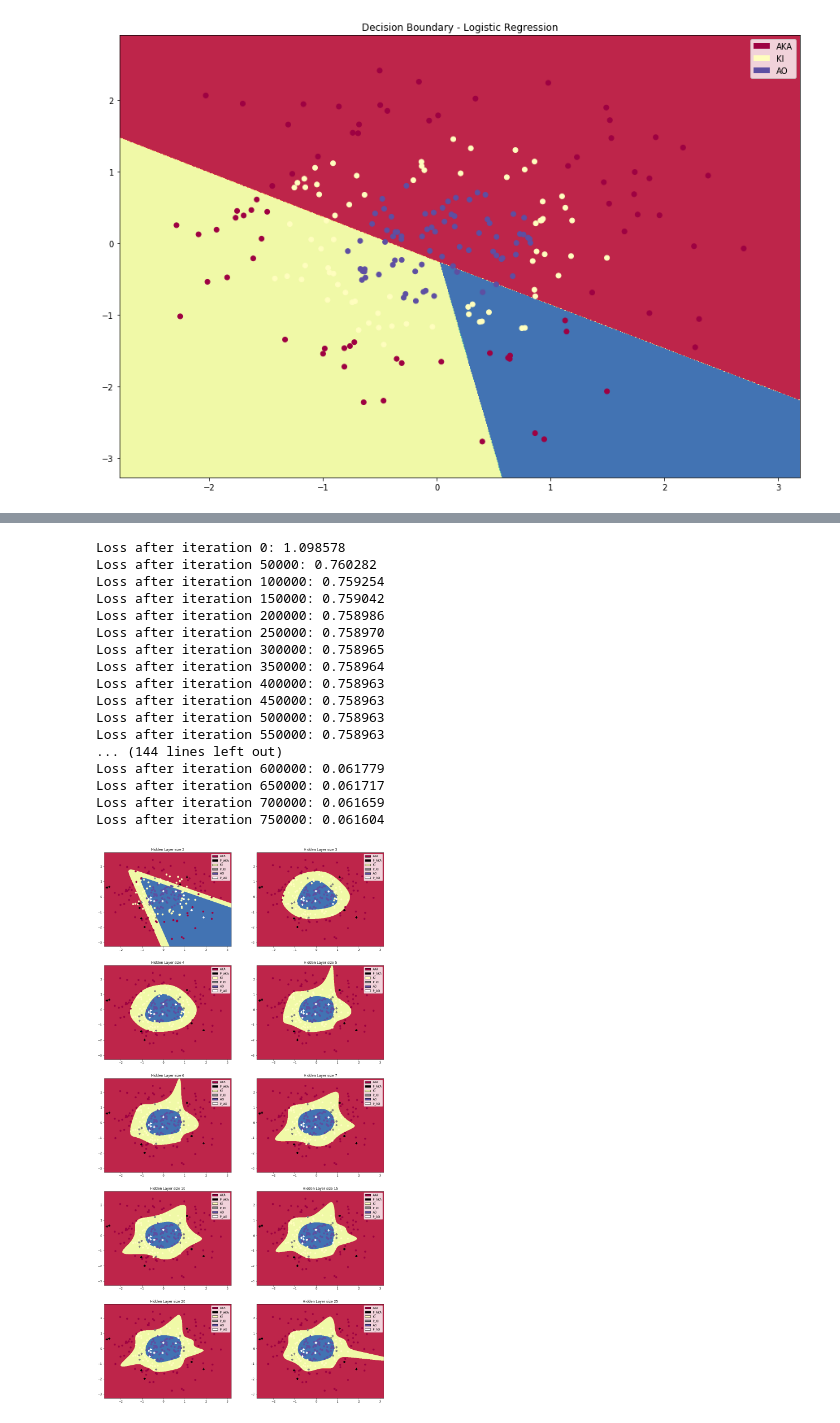
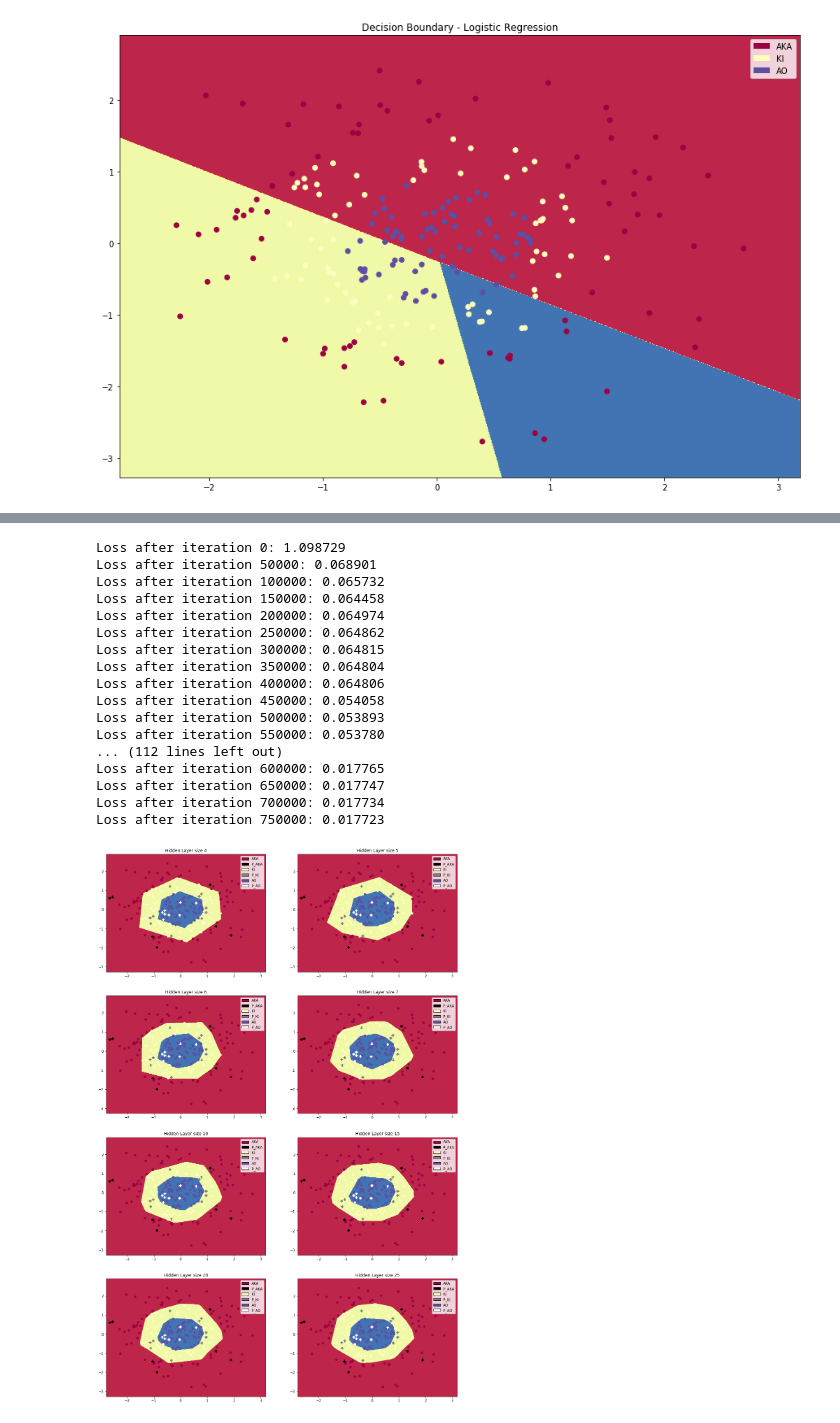
Before and after one commit to FD253/wildml, a Jupyter notebook: nn-from-scratch-multiclass.ipynb, the cells around one changed output, grey strips where cells are left out. Cells and saved outputs as stored; diff of their text form; code cells hidden in the pictures.

```diff
--- a/nn-from-scratch-multiclass.ipynb
+++ b/nn-from-scratch-multiclass.ipynb
@@ -76,13 +76,14 @@ def my_relu(array, hidden_values=None, backward=False):
     return np.maximum(0, array)
 # %%
 def my_softmax(array):
+    array -= np.max(array, axis=1).reshape(-1, 1)
     ex = np.exp(array)
     return ex / np.sum(ex, axis=1, keepdims=True)
 # %%
 def forward_pass(model, X):
     W1, b1, W2, b2 = model['W1'], model['b1'], model['W2'], model['b2']
     z1 = X.dot(W1) + b1
-    a1 = my_tanh(z1)
+    a1 = my_relu(z1)
     z2 = a1.dot(W2) + b2
     return my_softmax(z2), a1
 # %%
@@ -139,8 +140,8 @@ def make_model(X, y, epochs, hidden_size, decay=None, batch_size=None, print_los
     model['b2'] = np.zeros((1, output_size))
 
 
-    model['W1'] = 1e-4 * np.random.randn(input_size, hidden_size)
-    model['W2'] = 1e-4 * np.random.randn(hidden_size, output_size)
+    #model['W1'] = 1e-4 * np.random.randn(input_size, hidden_size)
+    #model['W2'] = 1e-4 * np.random.randn(hidden_size, output_size)
 
     for i in range(epochs):
         if batch_size is not None:
@@ -153,8 +154,8 @@ def make_model(X, y, epochs, hidden_size, decay=None, batch_size=None, print_los
         delta3 = probs - y
         dW2 = (a1.T).dot(delta3)
         db2 = np.sum(delta3, axis=0, keepdims=True)
-        delta2 = delta3.dot(model['W2'].T) * my_tanh(a1, backward=True)
-        #delta2 = my_relu(delta2, a1, backward=True)
+        delta2 = delta3.dot(model['W2'].T) #* my_tanh(a1, backward=True)
+        delta2 = my_relu(delta2, a1, backward=True)
         dW1 = np.dot(X.T, delta2)
         db1 = np.sum(delta2, axis=0)
 
@@ -207,32 +208,32 @@ show_legend()
 # %%
 plt.figure(figsize=(18, 36))
-hidden_sizes = [2, 3, 4, 5, 6, 7, 10, 15, 20, 25]
+hidden_sizes = [4, 5, 6, 7, 10, 15, 20, 25]
 
 for i, hidden_size in enumerate(hidden_sizes):
     plt.subplot(5, 2, i+1)
     plt.title('Hidden Layer size %d' % hidden_size)
     model = make_model(X_train, y_train, 750001, hidden_sizes[i], lr=0.001, print_loss=50000)
     predictions = predict(model, X_test)
     plot_decision_boundary(lambda x: predict(model, x), X_train, y_train)
     plt.scatter(X_test[:,0], X_test[:,1], s=45, c=predictions, cmap=plt.cm.binary, marker='P')
     show_legend()
 plt.show()
 # %% [output]
-Loss after iteration 0: 1.098578
-Loss after iteration 50000: 0.760282
-Loss after iteration 100000: 0.759254
-Loss after iteration 150000: 0.759042
-Loss after iteration 200000: 0.758986
-Loss after iteration 250000: 0.758970
-Loss after iteration 300000: 0.758965
-Loss after iteration 350000: 0.758964
-Loss after iteration 400000: 0.758963
-Loss after iteration 450000: 0.758963
-Loss after iteration 500000: 0.758963
-Loss after iteration 550000: 0.758963
-... (144 lines left out)
-Loss after iteration 600000: 0.061779
-Loss after iteration 650000: 0.061717
-Loss after iteration 700000: 0.061659
-Loss after iteration 750000: 0.061604
+Loss after iteration 0: 1.098729
+Loss after iteration 50000: 0.068901
+Loss after iteration 100000: 0.065732
+Loss after iteration 150000: 0.064458
+Loss after iteration 200000: 0.064974
+Loss after iteration 250000: 0.064862
+Loss after iteration 300000: 0.064815
+Loss after iteration 350000: 0.064804
+Loss after iteration 400000: 0.064806
+Loss after iteration 450000: 0.054058
+Loss after iteration 500000: 0.053893
+Loss after iteration 550000: 0.053780
+... (112 lines left out)
+Loss after iteration 600000: 0.017765
+Loss after iteration 650000: 0.017747
+Loss after iteration 700000: 0.017734
+Loss after iteration 750000: 0.017723
-[figure, old version]
+[figure, new version]
```
Also changed, not shown: parts of 4 cells of this notebook.
